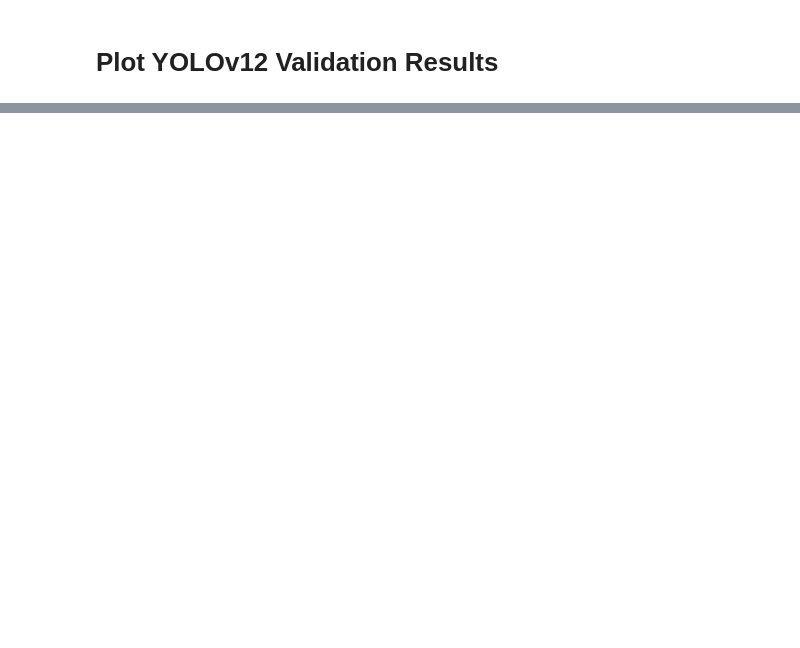
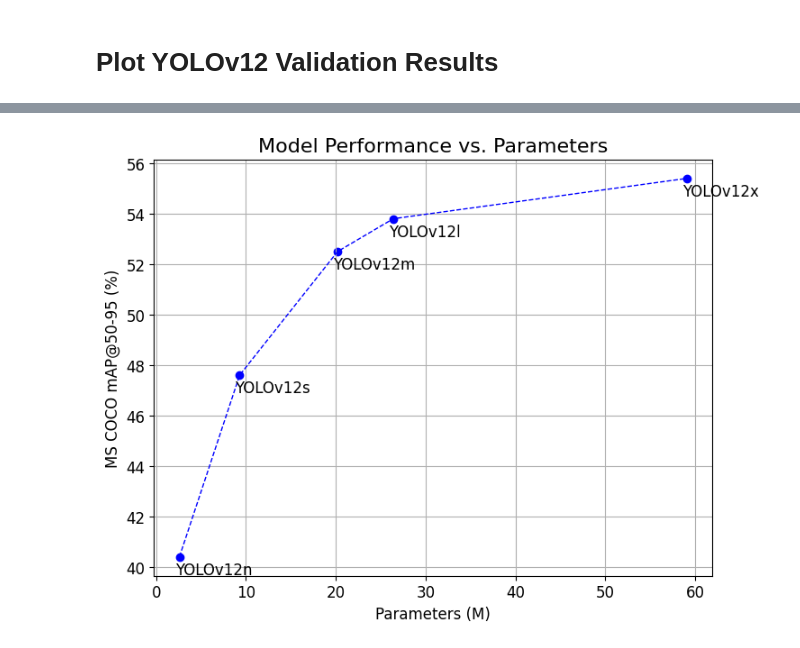
Before and after one commit to nevererror20/ObjectDetection, a Jupyter notebook: COCO/src/Plot.ipynb, the cells around one changed output, grey strips where cells are left out. Saved outputs shown, nothing was run; the diff lists cells and outputs as text; code cells hidden in the pictures; blank space fills up the shorter version.

Commit message:
update COCO validation

```diff
--- a/COCO/src/Plot.ipynb
+++ b/COCO/src/Plot.ipynb
@@ -130,0 +219,23 @@ base.mark_bar().encode(
+# %%
+df2 = {
+    'Model': ['YOLOv12n', 'YOLOv12s', 'YOLOv12m', 'YOLOv12l', 'YOLOv12x'],
+    'mAP_50_95': [0.404, 0.476, 0.525, 0.538, 0.554],
+    'params': [2.6, 9.3, 20.2, 26.4, 59.1]
+}
+
+df2 = pd.DataFrame(df2)
+
+plt.figure(figsize=(8, 6))
+plt.scatter(df2['params'], df2['mAP_50_95']*100, c='blue')
+plt.plot(df2['params'], df2['mAP_50_95']*100, color='blue', linewidth=1, linestyle='--')
+
+for i, row in df2.iterrows():
+    plt.text(row['params']-0.5, row['mAP_50_95']*100-0.7, row['Model'], fontsize=12)
+
+plt.xlabel('Parameters (M)')
+plt.ylabel('MS COCO mAP@50-95 (%)')
+plt.title('Model Performance vs. Parameters')
+plt.grid(True)
+plt.show()
+# %% [output]
+[figure, added]
```
Also changed, not shown: parts of 3 cells of this notebook, 10 other files.
